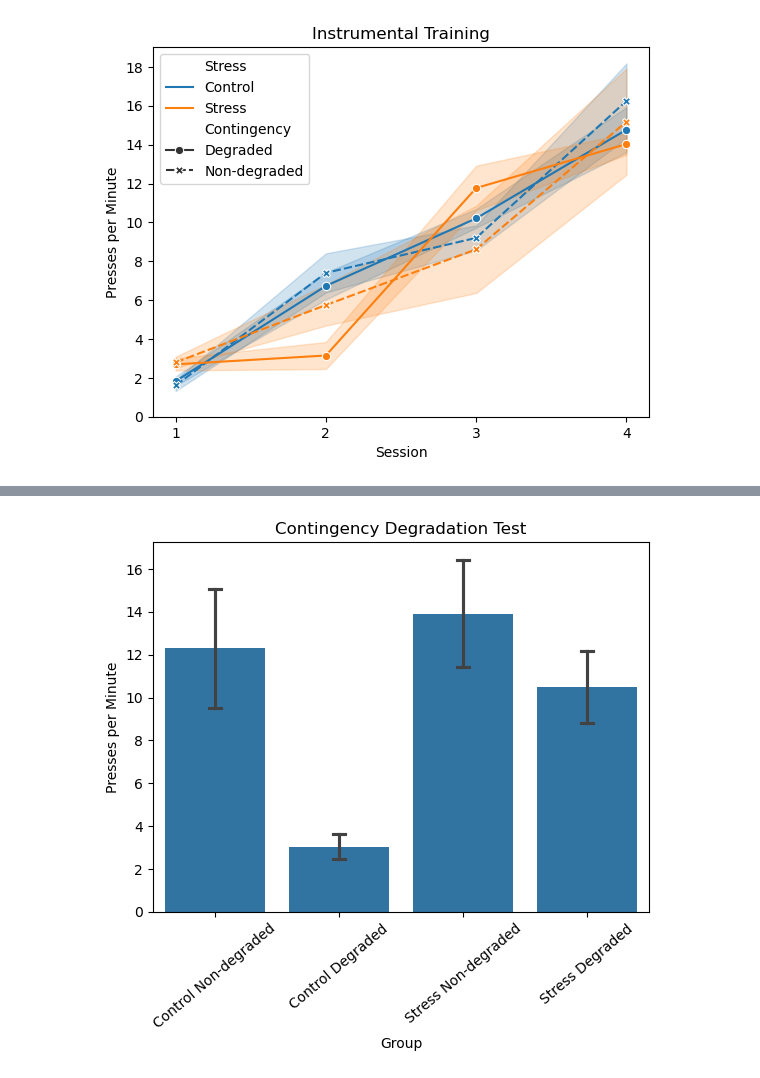
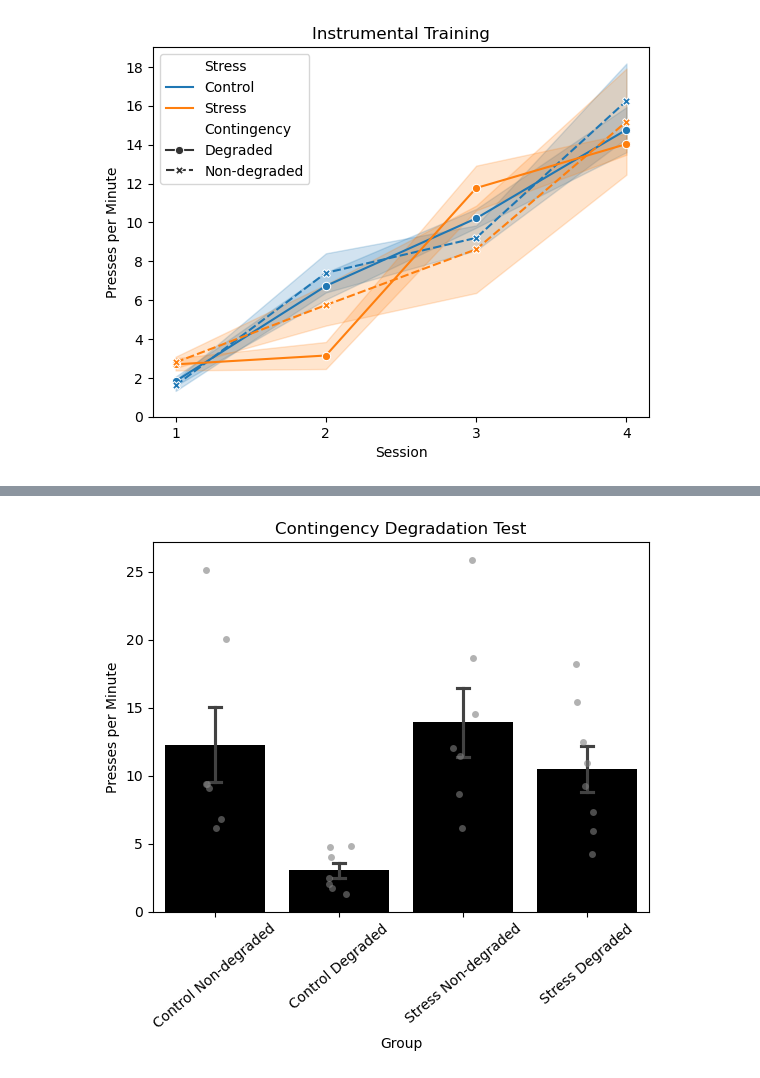
Before and after one commit to tristantd/giovannielloetal2025, a Jupyter notebook: writeup/Giovannielloetal.2025_Sim.ipynb, the cells around one changed output, grey strips where cells are left out. Saved outputs shown, nothing was run; the diff lists cells and outputs as text; code cells hidden in the pictures.

```diff
--- a/writeup/Giovannielloetal.2025_Sim.ipynb
+++ b/writeup/Giovannielloetal.2025_Sim.ipynb
@@ -160,14 +163,19 @@ degradation_df.to_csv('degradation_output.csv', index=False)
 # %%
 # PLOT SIMULATED CONTINGENCY DEGRADATION DATA
 
 plt.figure
 sns.barplot(
     data=degradation_df, x='Group', y='PressRate',
-    capsize=.1, errorbar='se'
+    capsize=.1, errorbar='se', color='black'
+)
+
+sns.stripplot(
+    data=degradation_df, x='Group', y='PressRate',
+    jitter=True, alpha=0.6, color='grey', size=5
 )
 plt.title("Contingency Degradation Test")
 plt.ylabel("Presses per Minute")
 plt.xticks(rotation=40)
 plt.show()
 # %% [output]
-[figure, old version]
+[figure, new version]
```
Also changed, not shown: parts of 3 cells of this notebook, 7 other files.
